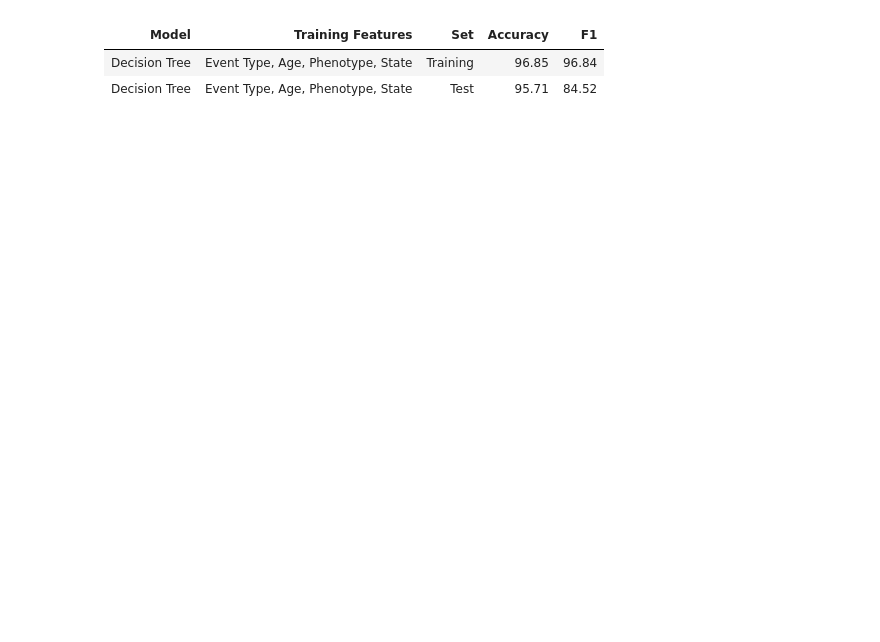
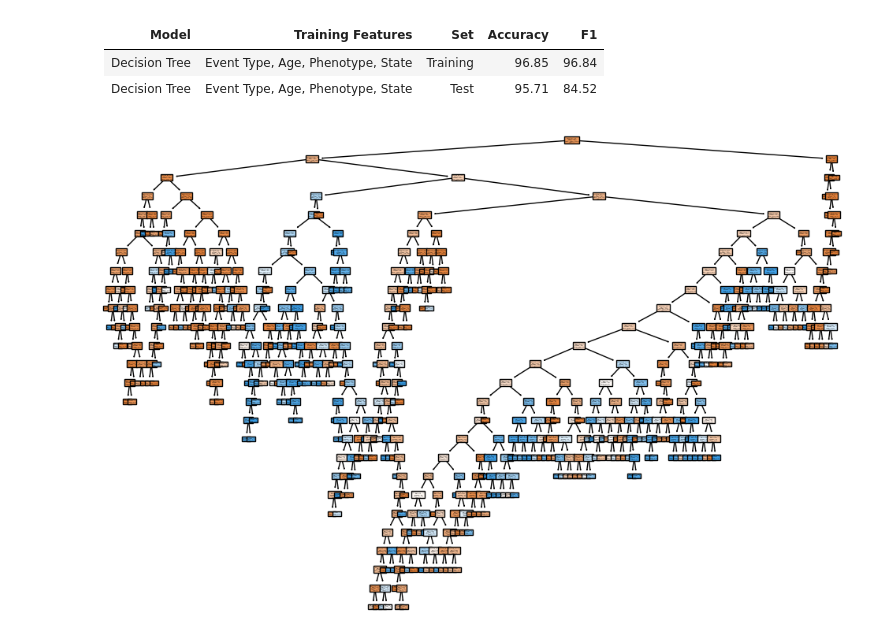
Before and after one commit to Ldooley32/capstone-dooley, a Jupyter notebook: advanced_analysis.ipynb, the cells around one changed output. Cells and saved outputs as stored; diff of their text form; code cells hidden in the pictures; blank space fills up the shorter version.

Commit message:
fixing the plot tree

```diff
--- a/advanced_analysis.ipynb
+++ b/advanced_analysis.ipynb
@@ -99,9 +119,10 @@ print('F1 is ', f1_score(y_test, y_test_pred))
 | Decision Tree   | Event Type, Age, Phenotype, State | Training | 96.85   | 96.84 |
 | Decision Tree   | Event Type, Age, Phenotype, State | Test     | 95.71    | 84.52 |
 # %%
-from sklearn.tree import plot_tree
-import matplotlib.pyplot as plt
-
+# Plot the decision tree
 plt.figure(figsize=(12, 8))
-plot_tree(tree_model, feature_names=['eventtype_id', 'agecat_id', 'phenotype_id', 'state_id'], class_names=['0', '1'], filled=True)
+plot_tree(tree_model, feature_names=['eventtype_id', 'agecat_id', 'phenotype_id', 'state_id'],
+          class_names=['0', '1'], filled=True)
 plt.show()
+# %% [output]
+[figure, added]
```
Also changed, not shown: parts of 3 cells of this notebook.
